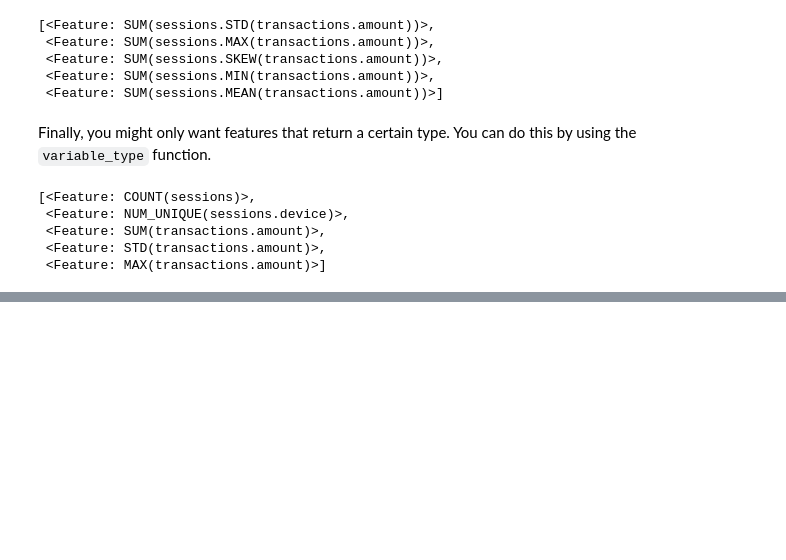
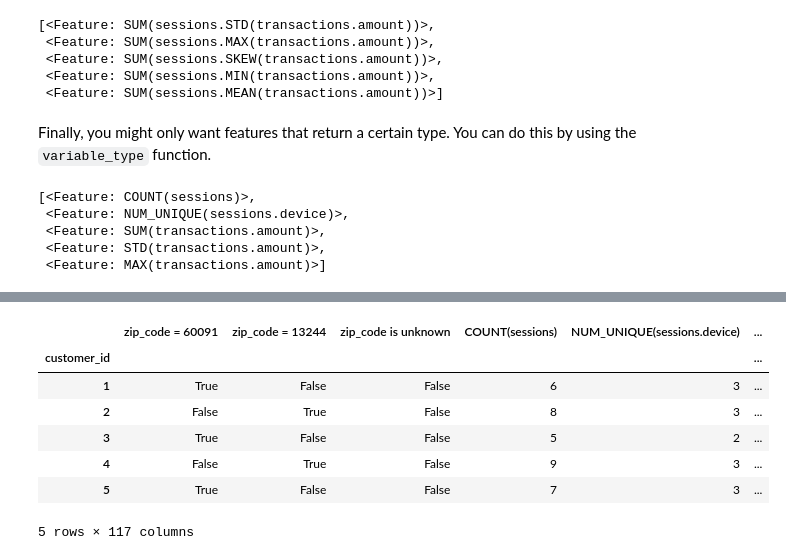
Before and after one commit to alteryx/featuretools, a Jupyter notebook: docs/source/guides/frequently_asked_questions.ipynb, the cells around one changed output, grey strips where cells are left out. Drawn from its saved outputs; the diff is of its cells as text; code cells hidden in the pictures; blank space fills up the shorter version.

```diff
--- a/docs/source/guides/frequently_asked_questions.ipynb
+++ b/docs/source/guides/frequently_asked_questions.ipynb
@@ -474,0 +673,13 @@ features_only_numeric[0:5]
+# %%
+es_test = ft.demo.load_mock_customer(return_entityset=True, random_seed=33)
+feature_matrix_test = ft.calculate_feature_matrix(features=features_enc, entityset=es_test)
+feature_matrix_test
+# %% [output]
+|  | zip_code = 60091 | zip_code = 13244 | zip_code is unknown | COUNT(sessions) | NUM_UNIQUE(sessions.device) | ... |
+| customer_id |  |  |  |  |  | ... |
+| 1 | True | False | False | 6 | 3 | ... |
+| 2 | False | True | False | 8 | 3 | ... |
+| 3 | True | False | False | 5 | 2 | ... |
+| 4 | False | True | False | 9 | 3 | ... |
+| 5 | True | False | False | 7 | 3 | ... |
+5 rows × 117 columns
```
Also changed, not shown: parts of 31 cells of this notebook.
